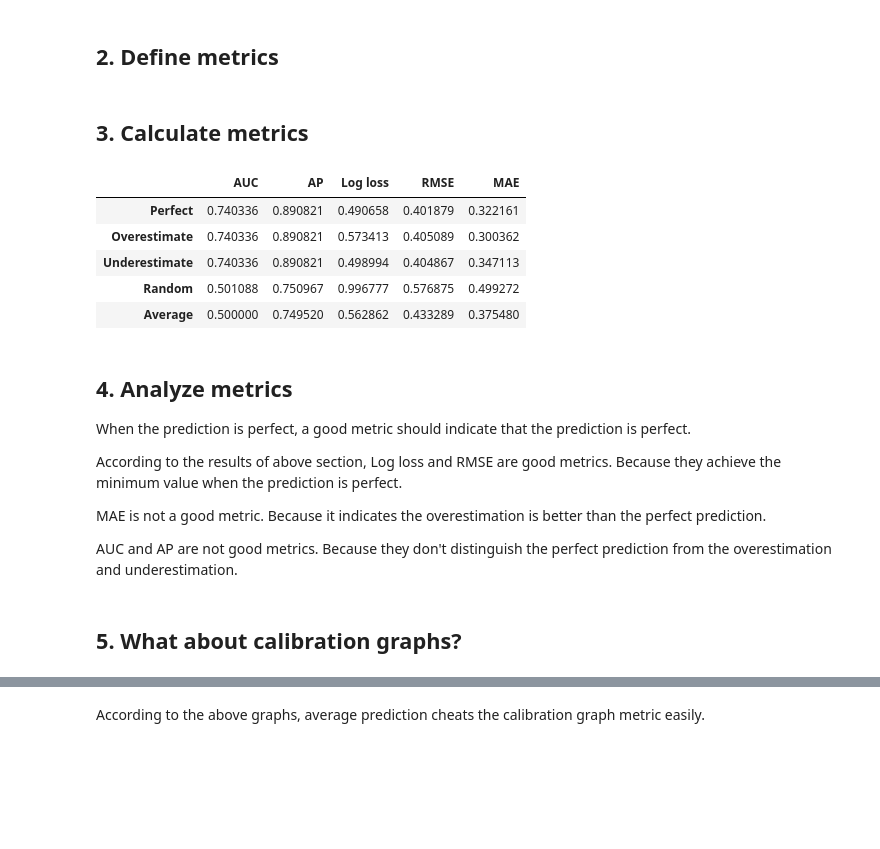
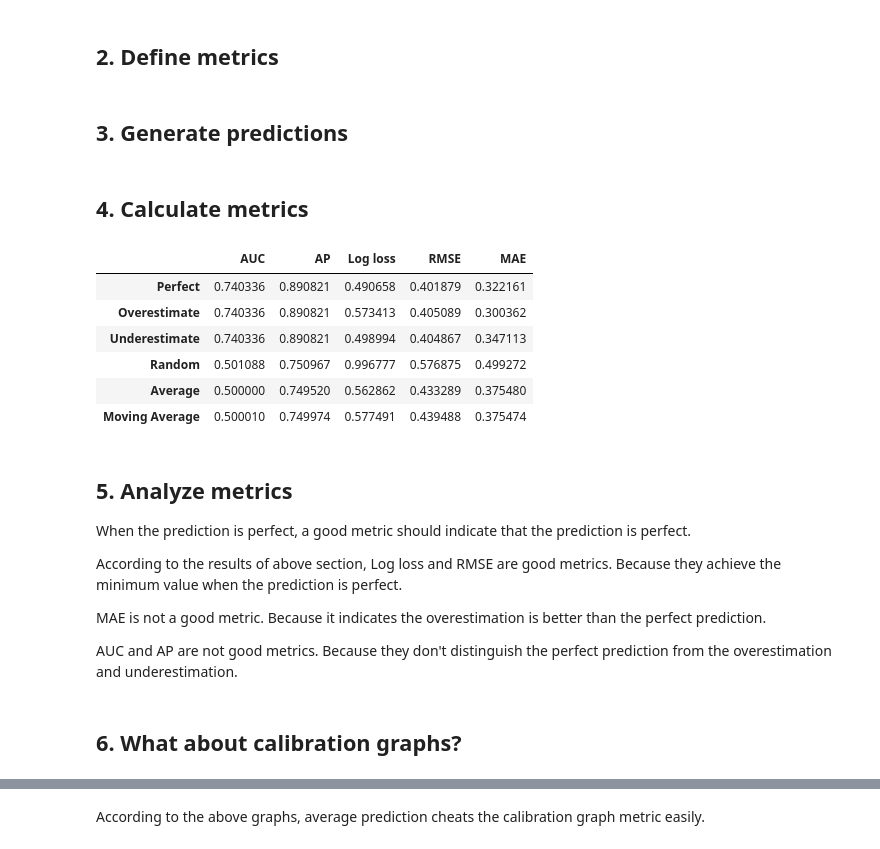
Before and after one commit to open-spaced-repetition/spaced-repetition-algorithm-metric, a Jupyter notebook: metrics_research.ipynb, the cells around one changed output, grey strips where cells are left out. Cells and saved outputs as stored; diff of their text form; code cells hidden in the pictures; blank space fills up the shorter version.

Commit message:
add moving average

```diff
--- a/metrics_research.ipynb
+++ b/metrics_research.ipynb
@@ -39,25 +40,48 @@ def evaluate(y_true, y_pred):
+# %% [markdown]
+## 3. Generate predictions
+# %%
+import numpy as np
+
+overestimate = list(map(lambda x: x + 0.05, p))
+underestimate = list(map(lambda x: x - 0.05, p))
+random_guess = [random.random() for _ in range(len(y))]
+average = [sum(y) / len(y)] * len(y)
+
+
+x = 1.2
+w = 0.3
+moving_average = []
+for y_true in y:
+    y_pred = 1 / (np.e**-x + 1)
+    moving_average.append(y_pred)
+    if y_true == 1:
+        x += w / (np.e**x + 1)
+    else:
+        x -= w * (np.e**x) / (np.e**x + 1)
 # %% [markdown]
-## 3. Calculate metrics
+## 4. Calculate metrics
 # %%
 import pandas as pd
 
 table = dict()
 table["Perfect"] = evaluate(y, p)
-table["Overestimate"] = evaluate(y, list(map(lambda x: x + 0.05, p)))
-table["Underestimate"] = evaluate(y, list(map(lambda x: x - 0.05, p)))
-table["Random"] = evaluate(y, [random.random() for _ in range(len(y))])
-table["Average"] = evaluate(y, [sum(y)/len(y)] * len(y))
-df = pd.DataFrame.from_dict(table, orient='index')
+table["Overestimate"] = evaluate(y, overestimate)
+table["Underestimate"] = evaluate(y, underestimate)
+table["Random"] = evaluate(y, random_guess)
+table["Average"] = evaluate(y, average)
+table["Moving Average"] = evaluate(y, moving_average)
+df = pd.DataFrame.from_dict(table, orient="index")
 df
 # %% [output]
 |  | AUC | AP | Log loss | RMSE | MAE |
 | Perfect | 0.740336 | 0.890821 | 0.490658 | 0.401879 | 0.322161 |
 | Overestimate | 0.740336 | 0.890821 | 0.573413 | 0.405089 | 0.300362 |
 | Underestimate | 0.740336 | 0.890821 | 0.498994 | 0.404867 | 0.347113 |
 | Random | 0.501088 | 0.750967 | 0.996777 | 0.576875 | 0.499272 |
 | Average | 0.500000 | 0.749520 | 0.562862 | 0.433289 | 0.375480 |
+| Moving Average | 0.500010 | 0.749974 | 0.577491 | 0.439488 | 0.375474 |
 # %% [markdown]
-## 4. Analyze metrics
+## 5. Analyze metrics
 
 When the prediction is perfect, a good metric should indicate that the prediction is perfect.
 
@@ -67,7 +91,7 @@ MAE is not a good metric. Because it indicates the overestimation is better than
 
 AUC and AP are not good metrics. Because they don't distinguish the perfect prediction from the overestimation and underestimation.
 # %% [markdown]
-## 5. What about calibration graphs?
+## 6. What about calibration graphs?
 # %%
 import numpy as np
 import statsmodels.api as sm
```
Also changed, not shown: parts of 2 cells of this notebook.
